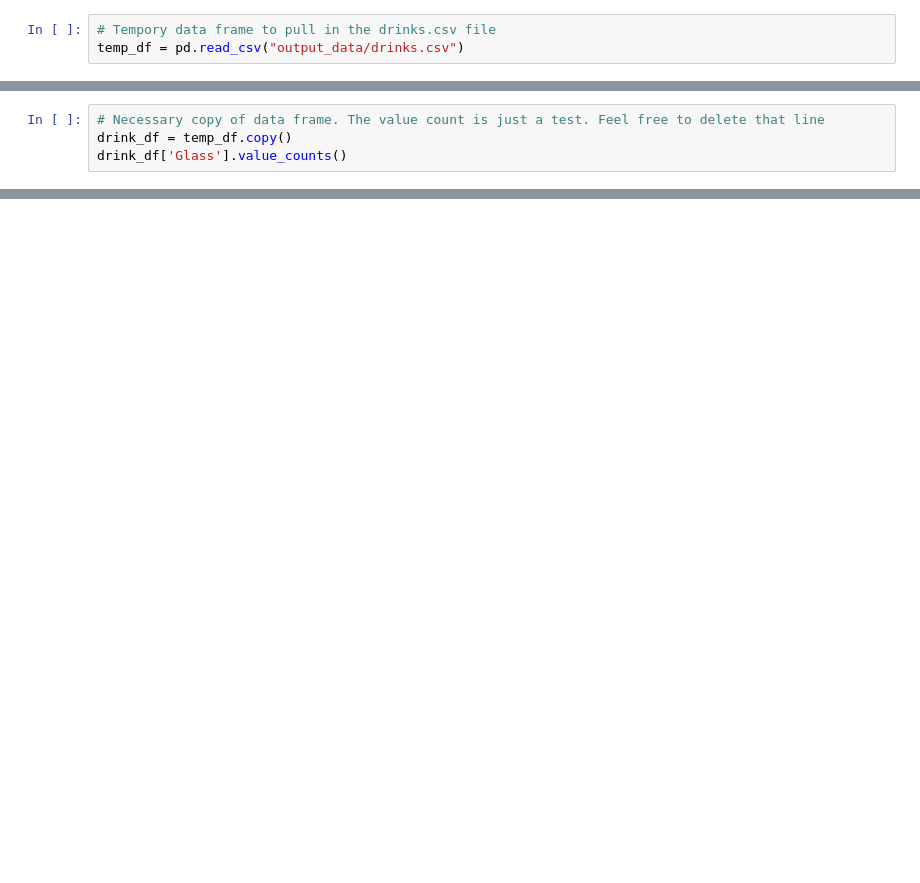
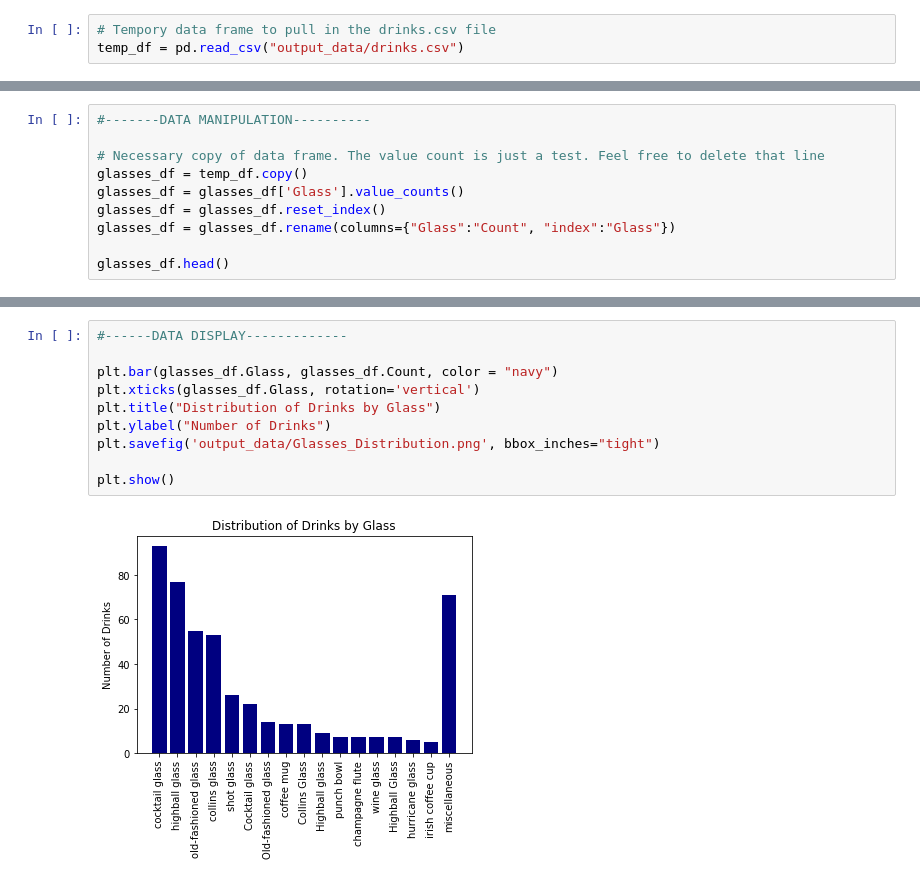
Before and after one commit to ashleep/Project-1_Team-1, a Jupyter notebook: Drinks_main.ipynb, the cells around one changed output, grey strips where cells are left out. Saved outputs shown, nothing was run; the diff lists cells and outputs as text; blank space fills up the shorter version.

```diff
--- a/Drinks_main.ipynb
+++ b/Drinks_main.ipynb
@@ -33,5 +36,11 @@ def convert(s):
 # %%
+#-------DATA MANIPULATION----------
+
 # Necessary copy of data frame. The value count is just a test. Feel free to delete that line
-drink_df = temp_df.copy()
-drink_df['Glass'].value_counts()
+glasses_df = temp_df.copy()
+glasses_df = glasses_df['Glass'].value_counts()
+glasses_df = glasses_df.reset_index()
+glasses_df = glasses_df.rename(columns={"Glass":"Count", "index":"Glass"})
+
+glasses_df.head()
 # %% [output]
@@ -54,0 +81,12 @@ Name: Glass, dtype: int64
+# %%
+#------DATA DISPLAY-------------
+
+plt.bar(glasses_df.Glass, glasses_df.Count, color = "navy")
+plt.xticks(glasses_df.Glass, rotation='vertical')
+plt.title("Distribution of Drinks by Glass")
+plt.ylabel("Number of Drinks")
+plt.savefig('output_data/Glasses_Distribution.png', bbox_inches="tight")
+
+plt.show()
+# %% [output]
+[figure, added]
```
Also changed, not shown: parts of 28 cells of this notebook, 9 other files.
